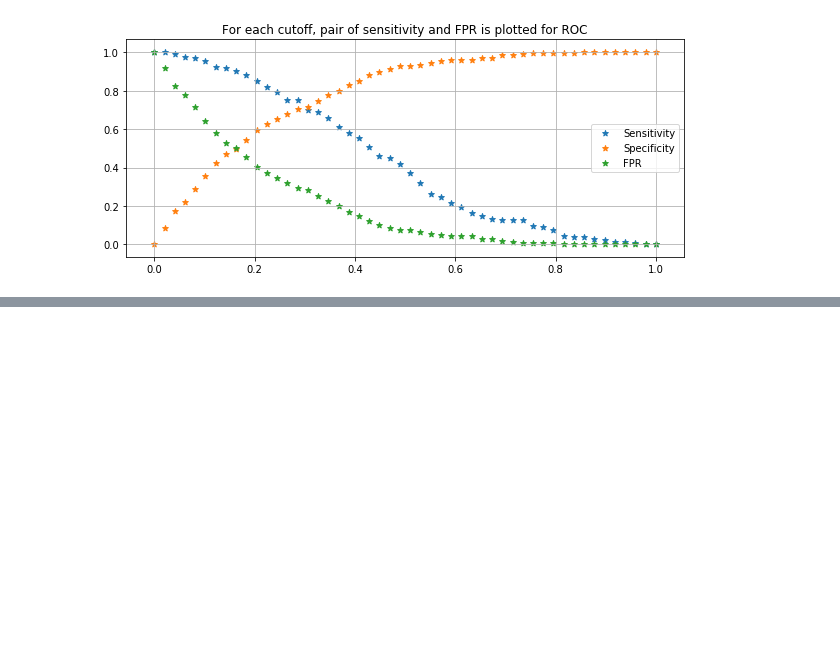
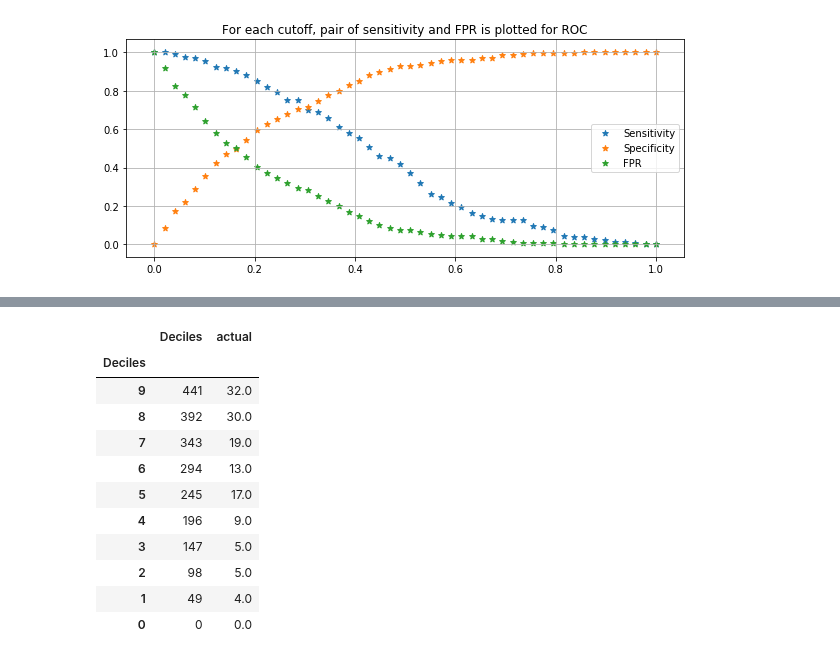
Before and after one commit to mkmritunjay/machineLearning, a Jupyter notebook: Logistic_regression.ipynb, the cells around one changed output, grey strips where cells are left out. Saved outputs shown, nothing was run; the diff lists cells and outputs as text; code cells hidden in the pictures; blank space fills up the shorter version.

```diff
--- a/Logistic_regression.ipynb
+++ b/Logistic_regression.ipynb
@@ -503,0 +564,4 @@ plt.legend()
+# %%
+train_predict['Deciles']=pd.qcut(train_predict['prob'],10, labels=False)
+#test['Deciles']=pd.qcut(test['prob'],10, labels=False)
+train_predict.head()
@@ -503,0 +575,18 @@ plt.legend()
+# %%
+# now group by deciles and take sum. arrange them in descending order.
+df = train_predict[['Deciles','actual']].groupby(train_predict.Deciles).sum().sort_index(ascending=False)
+df
+# check if both the columns are in descending order.
+# %% [output]
+|  | Deciles | actual |
+| Deciles |  |  |
+| 9 | 441 | 32.0 |
+| 8 | 392 | 30.0 |
+| 7 | 343 | 19.0 |
+| 6 | 294 | 13.0 |
+| 5 | 245 | 17.0 |
+| 4 | 196 | 9.0 |
+| 3 | 147 | 5.0 |
+| 2 | 98 | 5.0 |
+| 1 | 49 | 4.0 |
+| 0 | 0 | 0.0 |
```
Also changed, not shown: parts of 7 cells of this notebook.
